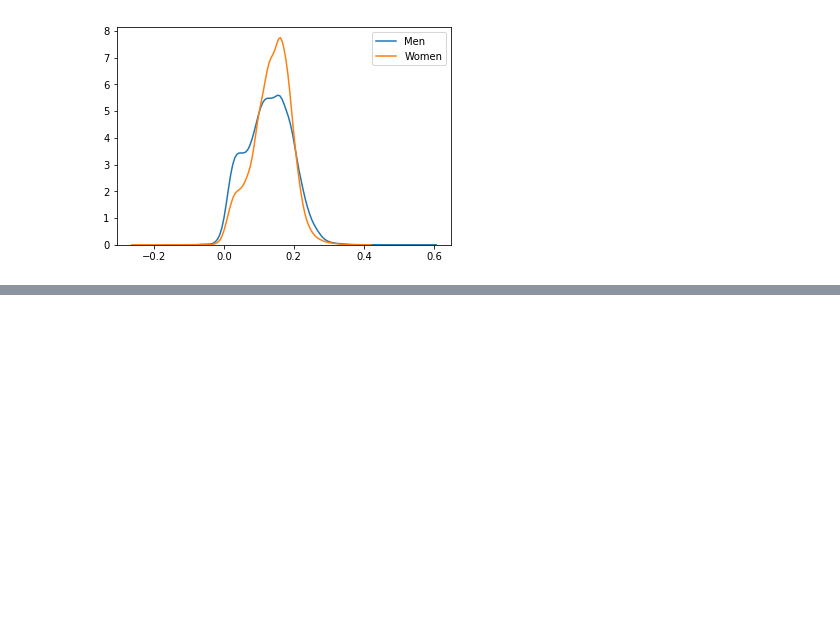
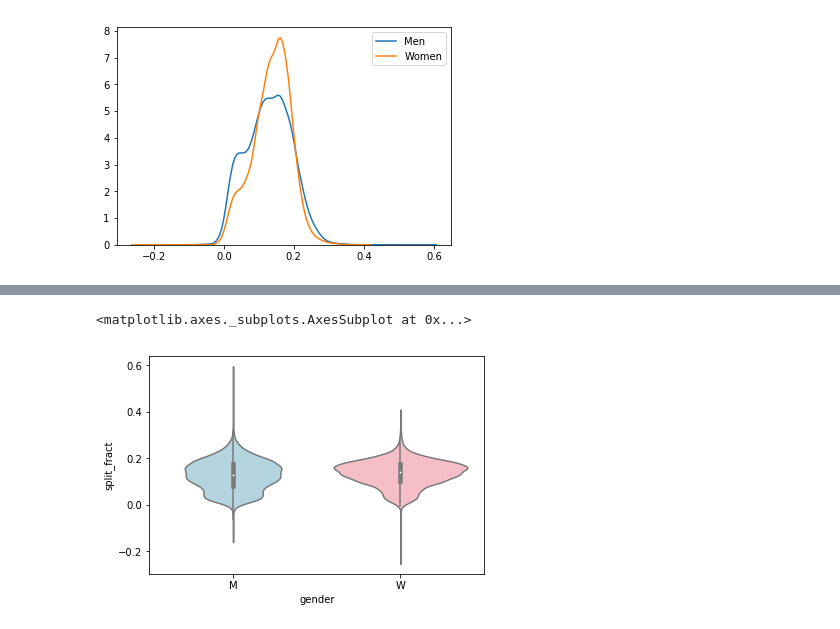
Before and after one commit to loftusa/General-Projects-And-Scripts, a Jupyter notebook: Learning/Book - Data Science Handbook/MatPlotLib/Marathon-Finishing-Times.ipynb, the cells around one changed output, grey strips where cells are left out. Drawn from its saved outputs; the diff is of its cells as text; code cells hidden in the pictures; blank space fills up the shorter version.

```diff
--- a/Learning/Book - Data Science Handbook/MatPlotLib/Marathon-Finishing-Times.ipynb
+++ b/Learning/Book - Data Science Handbook/MatPlotLib/Marathon-Finishing-Times.ipynb
@@ -115,0 +105,8 @@ Name: split_fract, Length: 12585, dtype: float64
+# %%
+# make a violinplot
+
+sns.violinplot(x='gender', y='split_fract', data=df,
+              palette=['lightblue', 'lightpink'])
+# %% [output]
+<matplotlib.axes._subplots.AxesSubplot at 0x...>
+[figure, added]
```
Also changed, not shown: parts of 7 cells of this notebook, 6 other files.
